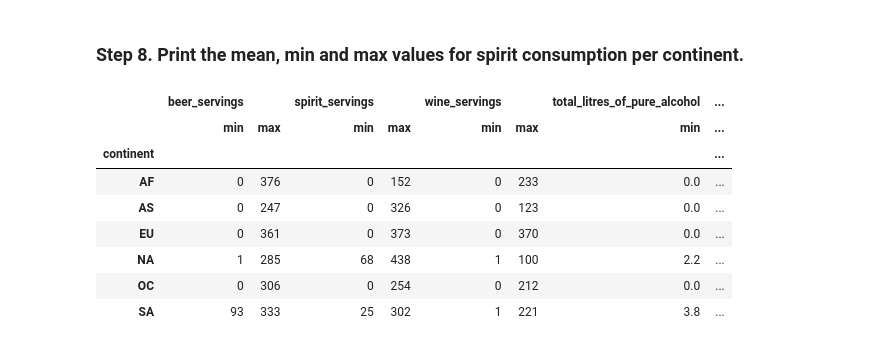
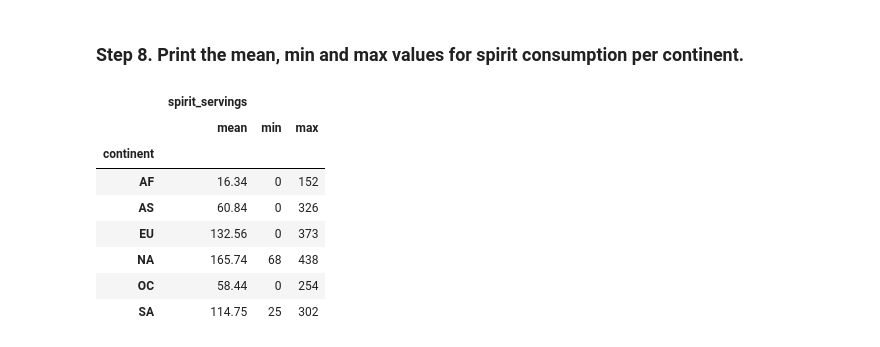
Before and after one commit to PacoFletcher/2503_dsft_thebridge_paco, a Jupyter notebook: 2-Data_Analysis/2-Pandas/Practica/3-Alcohol_Consumption/Alcohol_Consumption.ipynb, the cells around one changed output. Drawn from its saved outputs; the diff is of its cells as text; code cells hidden in the pictures.

```diff
--- a/2-Data_Analysis/2-Pandas/Practica/3-Alcohol_Consumption/Alcohol_Consumption.ipynb
+++ b/2-Data_Analysis/2-Pandas/Practica/3-Alcohol_Consumption/Alcohol_Consumption.ipynb
@@ -188,14 +190,14 @@ drinks.groupby("continent")[["beer_servings","spirit_servings","wine_servings","
 # %% [markdown]
 ### Step 8. Print the mean, min and max values for spirit consumption per continent.
 # %%
-drinks.groupby("continent")[["beer_servings","spirit_servings","wine_servings","total_litres_of_pure_alcohol"]].aggregate(["min","max"])
+drinks.groupby("continent")[["spirit_servings"]].aggregate(["mean","min","max"]).round(2)
 # %% [output]
-|  | beer_servings |  | spirit_servings |  | wine_servings |  | total_litres_of_pure_alcohol | ... |
-|  | min | max | min | max | min | max | min | ... |
-| continent |  |  |  |  |  |  |  | ... |
-| AF | 0 | 376 | 0 | 152 | 0 | 233 | 0.0 | ... |
-| AS | 0 | 247 | 0 | 326 | 0 | 123 | 0.0 | ... |
-| EU | 0 | 361 | 0 | 373 | 0 | 370 | 0.0 | ... |
-| NA | 1 | 285 | 68 | 438 | 1 | 100 | 2.2 | ... |
-| OC | 0 | 306 | 0 | 254 | 0 | 212 | 0.0 | ... |
-| SA | 93 | 333 | 25 | 302 | 1 | 221 | 3.8 | ... |
+|  | spirit_servings |  |  |
+|  | mean | min | max |
+| continent |  |  |  |
+| AF | 16.34 | 0 | 152 |
+| AS | 60.84 | 0 | 326 |
+| EU | 132.56 | 0 | 373 |
+| NA | 165.74 | 68 | 438 |
+| OC | 58.44 | 0 | 254 |
+| SA | 114.75 | 25 | 302 |
```
Also changed, not shown: parts of 2 cells of this notebook, 3 other files.
